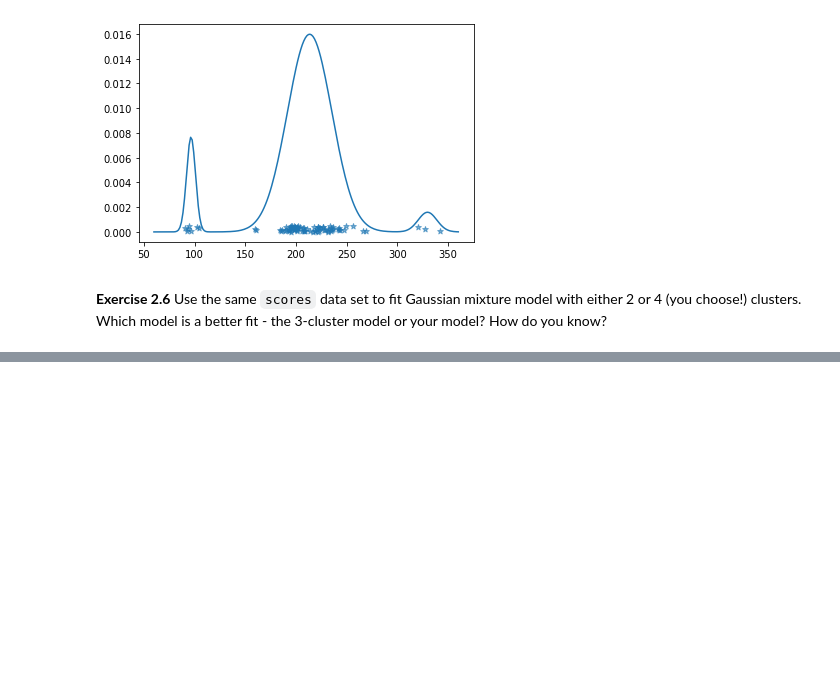
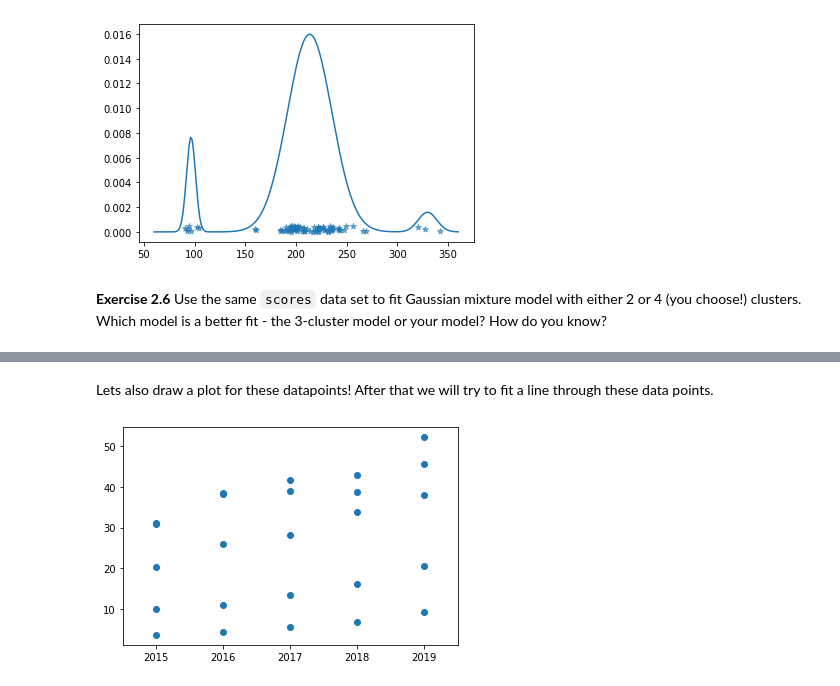
Before and after one commit to Akvile1206/data-science-course, a Jupyter notebook: notebooks/Part_2_Fitting_models.ipynb, the cells around one changed output, grey strips where cells are left out. Saved outputs shown, nothing was run; the diff lists cells and outputs as text; code cells hidden in the pictures; blank space fills up the shorter version.

```diff
--- a/notebooks/Part_2_Fitting_models.ipynb
+++ b/notebooks/Part_2_Fitting_models.ipynb
@@ -278,0 +340,5 @@ https://osp.stat.gov.lt/statistiniu-rodikliu-analize?indicator=S4R125#/
+# %%
+import pandas
+
+buy = pandas.read_csv('buy.csv')
+buy
@@ -278,0 +361,4 @@ https://osp.stat.gov.lt/statistiniu-rodikliu-analize?indicator=S4R125#/
+# %%
+w = buy[buy['goods'] == 'Wear']
+
+w
@@ -278,0 +372,17 @@ https://osp.stat.gov.lt/statistiniu-rodikliu-analize?indicator=S4R125#/
+# %% [markdown]
+Lets also draw a plot for these datapoints! After that we will try to fit a line through these data points.
+# %%
+x = []
+y = []
+for year in {'2015', '2016', '2017', '2018', '2019'}:
+  y += w[year].tolist()
+  x += [int(year) for _ in range(w.shape[0])]
+
+fig, ax = plt.subplots()
+
+ax.scatter(x, y)
+ax.set_xlim(2014.5,2019.5)
+ax.set_xticks([2015,2016,2017,2018,2019])
+plt.show()
+# %% [output]
+[figure, added]
```
Also changed, not shown: parts of 47 cells of this notebook.
